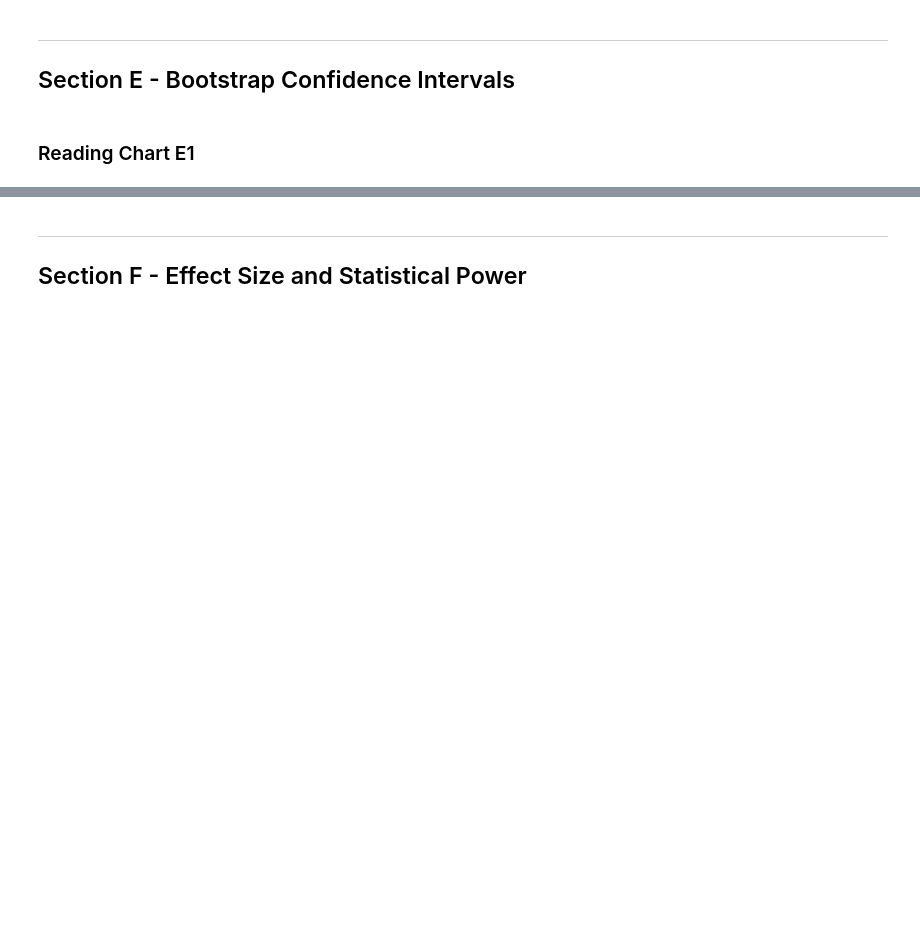
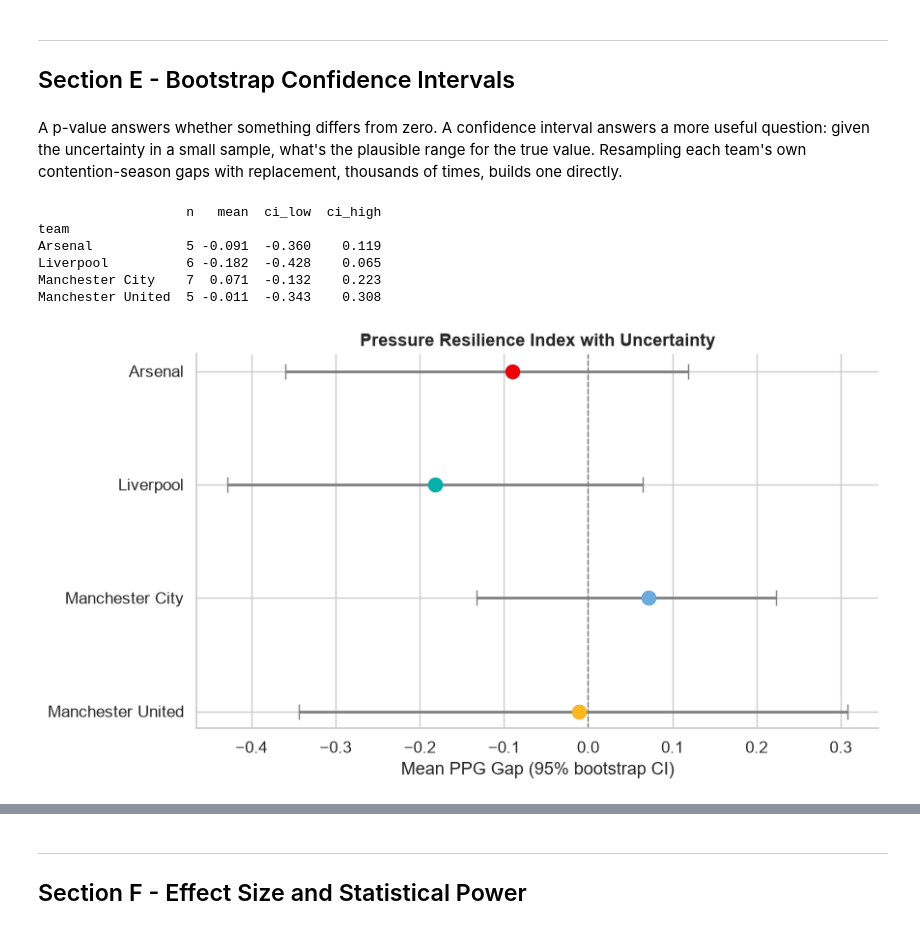
Before and after one commit to ChTej00/Arsenal-Bottle, a Jupyter notebook: notebooks/05_hypothesis_testing.ipynb, the cells around one changed output, grey strips where cells are left out. Drawn from its saved outputs; the diff is of its cells as text; code cells hidden in the pictures; blank space fills up the shorter version.

```diff
--- a/notebooks/05_hypothesis_testing.ipynb
+++ b/notebooks/05_hypothesis_testing.ipynb
@@ -115,2 +380,55 @@ Teams: ['Arsenal', 'Liverpool', 'Manchester City', 'Manchester United']
-# %% [markdown]
-### Reading Chart E1
+# %% [markdown]
+A p-value answers whether something differs from zero. A confidence interval answers a more useful question: given the uncertainty in a small sample, what's the plausible range for the true value. Resampling each team's own contention-season gaps with replacement, thousands of times, builds one directly.
+# %%
+bucket_counts = (
+    df.groupby(['team', 'season', 'is_high_stakes'])
+    .size().unstack(fill_value=0)
+    .rename(columns={False: 'n_normal', True: 'n_highstakes'})
+)
+contention = bucket_counts[bucket_counts['n_highstakes'] >= 5].reset_index()[['team', 'season']]
+gap_contention = gap_df.merge(contention, on=['team', 'season'], how='inner')
+
+ci_rows = []
+for team in TITLE_TEAMS:
+    vals = gap_contention[gap_contention['team'] == team]['gap'].values
+    n = len(vals)
+    boot_means = np.array([rng.choice(vals, size=n, replace=True).mean() for _ in range(10000)])
+    lo, hi = np.percentile(boot_means, [2.5, 97.5])
+    ci_rows.append({'team': team, 'n': n, 'mean': vals.mean(), 'ci_low': lo, 'ci_high': hi})
+
+ci_df = pd.DataFrame(ci_rows).set_index('team')
+print(ci_df.round(3))
+# %% [output]
+                   n   mean  ci_low  ci_high
+team
+Arsenal            5 -0.091  -0.360    0.119
+Liverpool          6 -0.182  -0.428    0.065
+Manchester City    7  0.071  -0.132    0.223
+Manchester United  5 -0.011  -0.343    0.308
+# %%
+fig, ax = plt.subplots(figsize=(9, 5))
+
+y_pos = np.arange(len(TITLE_TEAMS))
+means = [ci_df.loc[t, 'mean'] for t in TITLE_TEAMS]
+lo_err = [ci_df.loc[t, 'mean'] - ci_df.loc[t, 'ci_low'] for t in TITLE_TEAMS]
+hi_err = [ci_df.loc[t, 'ci_high'] - ci_df.loc[t, 'mean'] for t in TITLE_TEAMS]
+colors = [TEAM_PALETTE[t] for t in TITLE_TEAMS]
+
+ax.errorbar(means, y_pos, xerr=[lo_err, hi_err], fmt='o', markersize=10,
+            capsize=6, elinewidth=2, ecolor='grey')
+for i, (m, c) in enumerate(zip(means, colors)):
+    ax.plot(m, i, 'o', markersize=10, color=c, zorder=3)
+
+ax.axvline(x=0, color='grey', linewidth=1, linestyle='--')
+ax.set_yticks(y_pos)
+ax.set_yticklabels(TITLE_TEAMS)
+ax.set_xlabel('Mean PPG Gap (95% bootstrap CI)')
+ax.set_title('Pressure Resilience Index with Uncertainty', fontsize=13, fontweight='bold')
+ax.invert_yaxis()
+ax.spines['top'].set_visible(False)
+ax.spines['right'].set_visible(False)
+
+plt.tight_layout()
+plt.show()
+# %% [output]
+[figure, added]
```
Also changed, not shown: parts of 43 cells of this notebook.
